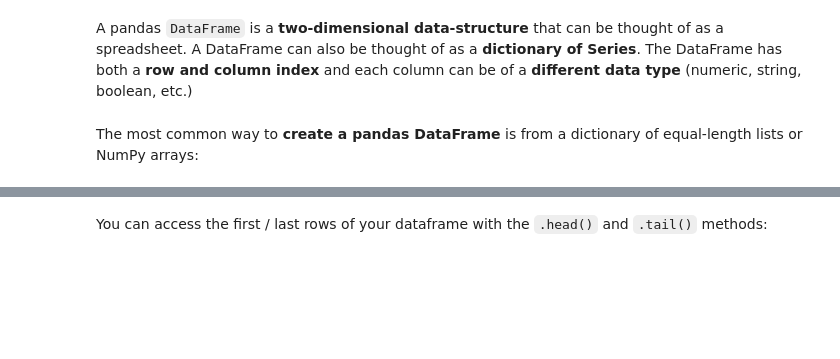
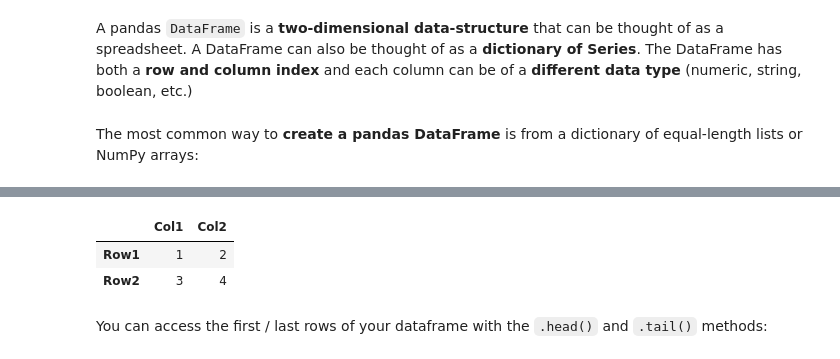
Before and after one commit to extra-jalapenos/python-pandas, a Jupyter notebook: 4a Pandas.ipynb, the cells around one changed output, grey strips where cells are left out. Cells and saved outputs as stored; diff of their text form; code cells hidden in the pictures; blank space fills up the shorter version.

```diff
--- a/4a Pandas.ipynb
+++ b/4a Pandas.ipynb
@@ -221,9 +231,13 @@ frame
 # %%
 # with numpy
 data = np.array([['','Col1','Col2'],['Row1',1,2],['Row2',3,4]])
 pd.DataFrame(data=data[1:,1:],    # values
-...              index=data[1:,0],    # 1st column as index
-...              columns=data[0,1:])  # 1st row as the column names
+	index=data[1:,0],    # 1st column as index
+	columns=data[0,1:])  # 1st row as the column names
+# %% [output]
+|  | Col1 | Col2 |
+| Row1 | 1 | 2 |
+| Row2 | 3 | 4 |
 # %% [markdown]
 You can access the first / last rows of your dataframe with the `.head()` and `.tail()` methods:
 # %%
```
Also changed, not shown: parts of 9 cells of this notebook, 1 other file.
